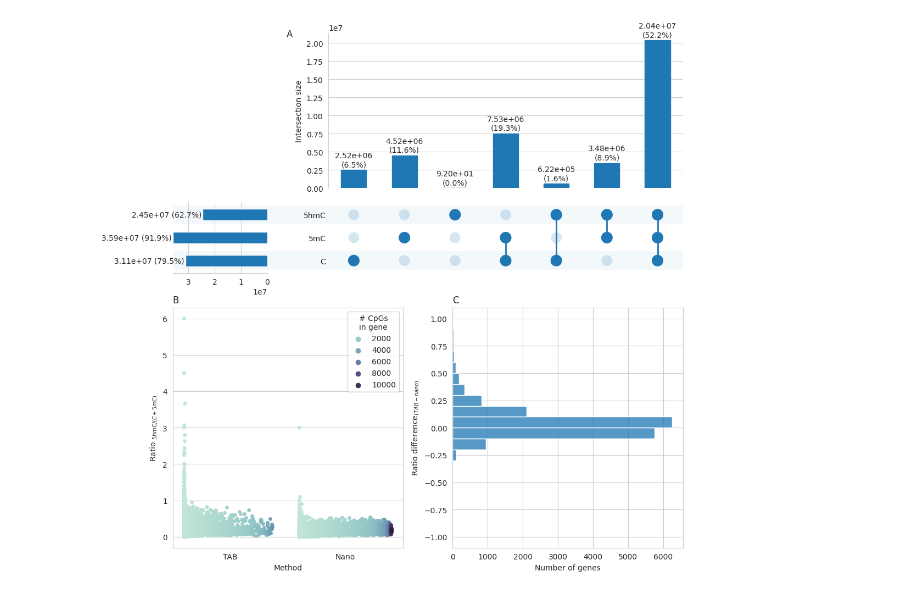
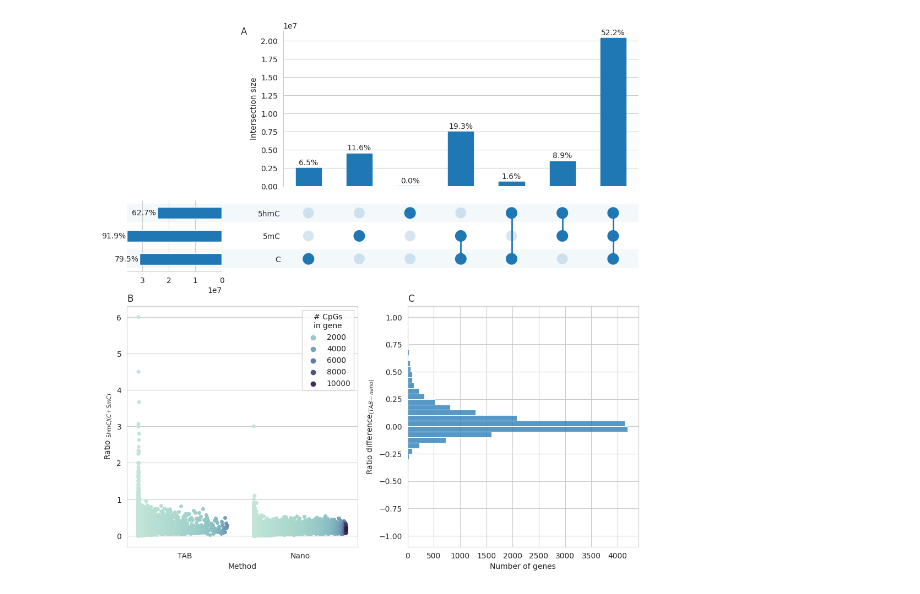
Before and after one commit to DominicOH/Analysis-of-nanopore-epigenetic-sequencing, a Jupyter notebook: CpG_turnover_fig5.ipynb, the cells around one changed output. Cells and saved outputs as stored; diff of their text form; code cells hidden in the pictures.

```diff
--- a/CpG_turnover_fig5.ipynb
+++ b/CpG_turnover_fig5.ipynb
@@ -7,7 +7,7 @@ import seaborn as sns
 import upsetplot
 from upsetplot import from_memberships
 
-dry = False
+dry = True
 
 def filterDepth(df):
     average = df["readCount"].mean()
@@ -151,38 +166,38 @@ upsetplot_ds = from_memberships(
         len(totalOverlap(nano_3mod_mc, nano_3mod_hmc))
     ]
 )
-upset = upsetplot.UpSet(upsetplot_ds, show_percentages=True, show_counts="{:.2e}", facecolor="tab:blue", element_size=None, sort_categories_by="-input")
+upset = upsetplot.UpSet(upsetplot_ds, show_percentages=True, facecolor="tab:blue", element_size=None, sort_categories_by="-input")
 # %%
 import matplotlib.pyplot as plt
 import matplotlib.gridspec as gridspec
 import seaborn as sns
 
 sns.set_style("whitegrid")
 
 fig = plt.figure(figsize=(10, 10))
 gs = gridspec.GridSpec(2, 2, fig)
 
 fig1 = fig.add_subfigure(gs[0, :])
 upset.plot(fig1)
 fig1.suptitle("A", x=0.27, y=1)
 
 fig2 = fig.add_subfigure(gs[1, :])
 gs2 = gridspec.GridSpec(1, 2)
 ax2 = fig2.add_subplot(gs2[0, 0])
 
 sns.stripplot(longer_df, x="method", y="ratio", hue="CpG_count", dodge="brief", ax=ax2, palette=sns.cubehelix_palette(start=.5, rot=-.5, as_cmap=True))
 ax2.set_title("B", loc="left")
 ax2.set_ylabel("Ratio $_{5hmC/(C + 5mC)}$")
 ax2.set_xlabel("Method")
 sns.move_legend(ax2, "upper right", title="# CpGs\nin gene")
 
 ax3 = fig2.add_subplot(gs2[0, 1])
 
-sns.histplot(merge_df, y="ratio_difference", ax=ax3, binrange=(-1, 1), binwidth=0.1)
+sns.histplot(merge_df, y="ratio_difference", ax=ax3, binrange=(-1, 1), binwidth=0.05)
 ax3.set_title("C", loc="left")
 ax3.set_ylabel("Ratio difference$_{(TAB - nano)}$")
 ax3.set_xlabel("Number of genes")
 
 fig.tight_layout(pad=1)
 # %% [output]
-[figure, old version]
+[figure, new version]
```
Also changed, not shown: parts of 2 cells of this notebook.
